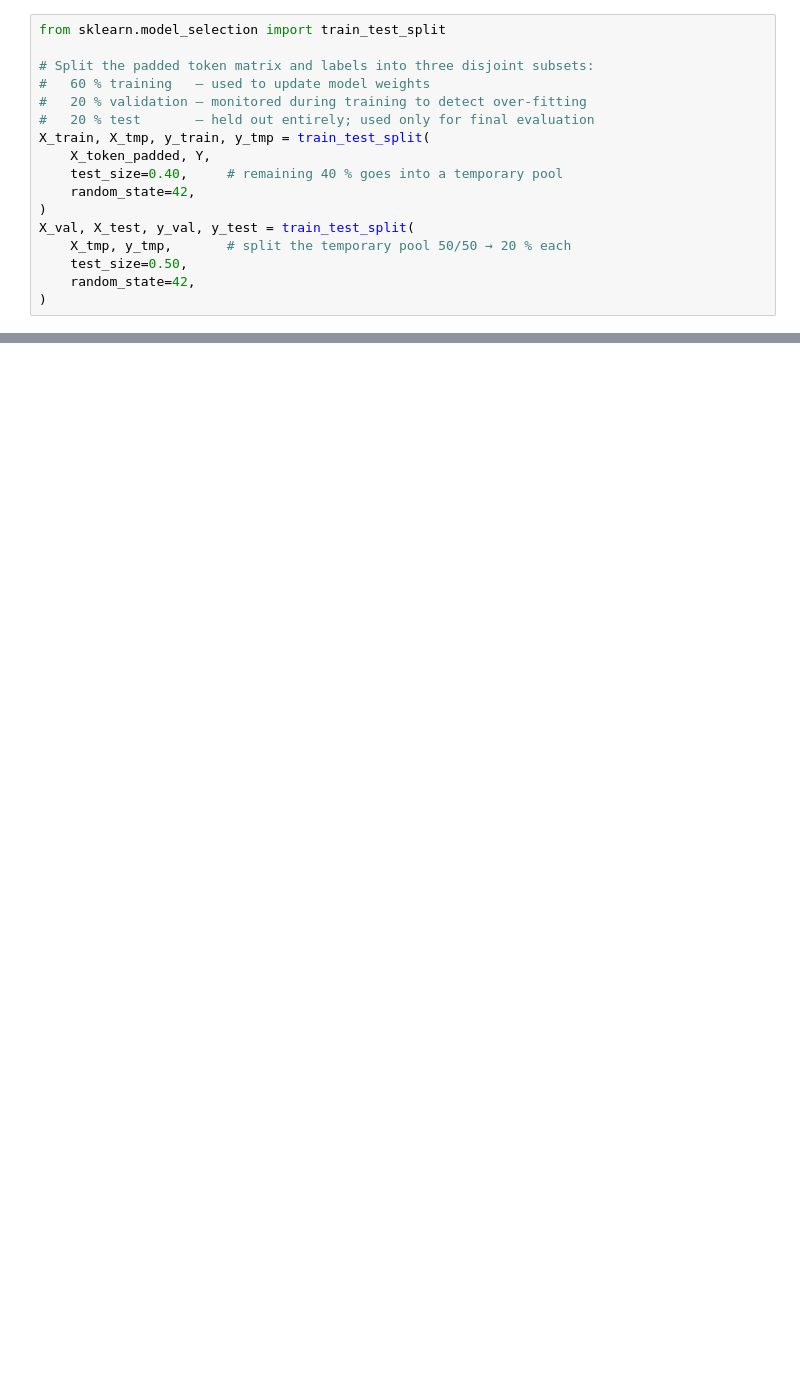
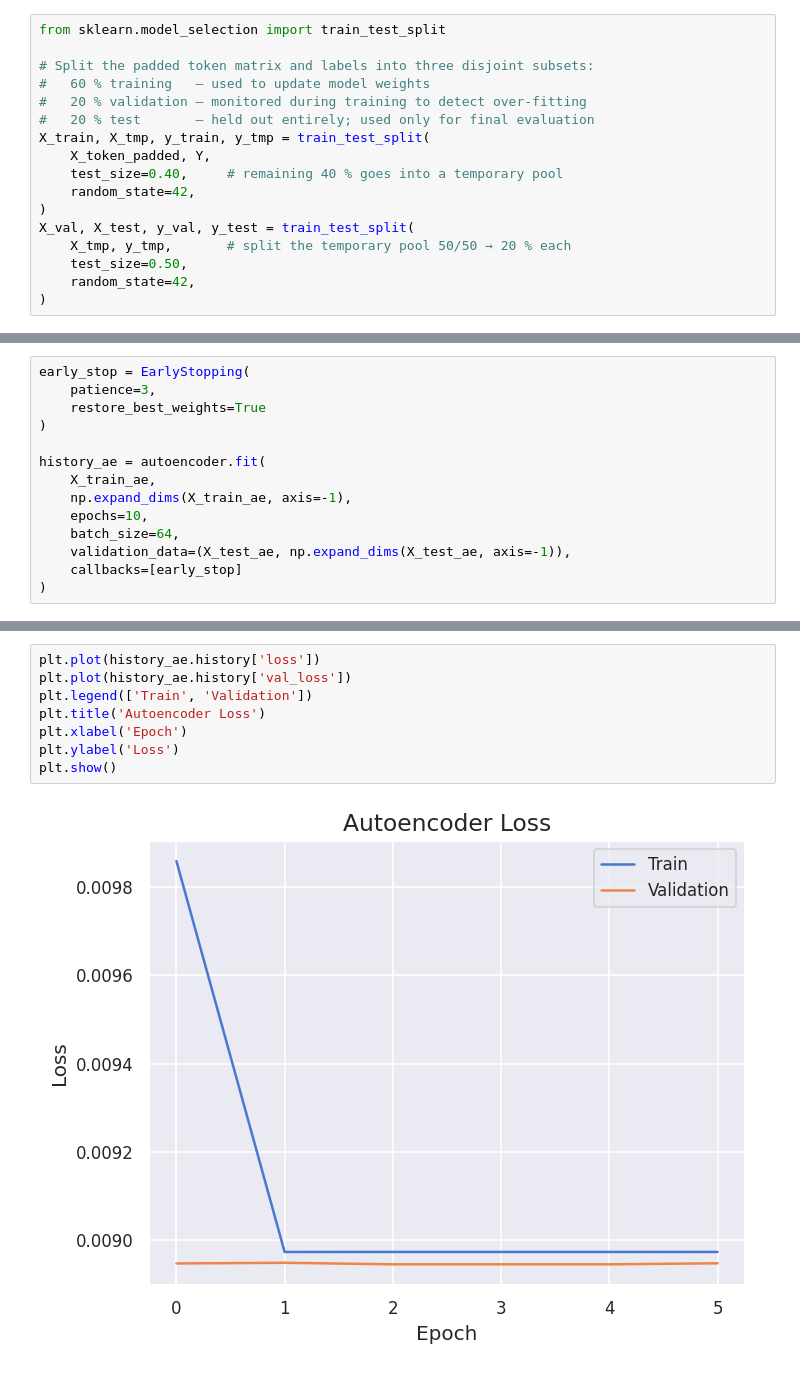
Before and after one commit to EmanEmadFarghaly/Sentiment-Fake-News-Analysis, a Jupyter notebook: sentiment.ipynb, the cells around one changed output, grey strips where cells are left out. Saved outputs shown, nothing was run; the diff lists cells and outputs as text; blank space fills up the shorter version.

```diff
--- a/sentiment.ipynb
+++ b/sentiment.ipynb
@@ -1847,0 +2068,14 @@ print(f"Test Accuracy: {acc:.4f}")
+# %%
+early_stop = EarlyStopping(
+    patience=3,
+    restore_best_weights=True
+)
+
+history_ae = autoencoder.fit(
+    X_train_ae,
+    np.expand_dims(X_train_ae, axis=-1),
+    epochs=10,
+    batch_size=64,
+    validation_data=(X_test_ae, np.expand_dims(X_test_ae, axis=-1)),
+    callbacks=[early_stop]
+)
@@ -1847,0 +2095,10 @@ print(f"Test Accuracy: {acc:.4f}")
+# %%
+plt.plot(history_ae.history['loss'])
+plt.plot(history_ae.history['val_loss'])
+plt.legend(['Train', 'Validation'])
+plt.title('Autoencoder Loss')
+plt.xlabel('Epoch')
+plt.ylabel('Loss')
+plt.show()
+# %% [output]
+[figure, added]
```
Also changed, not shown: parts of 18 cells of this notebook.
